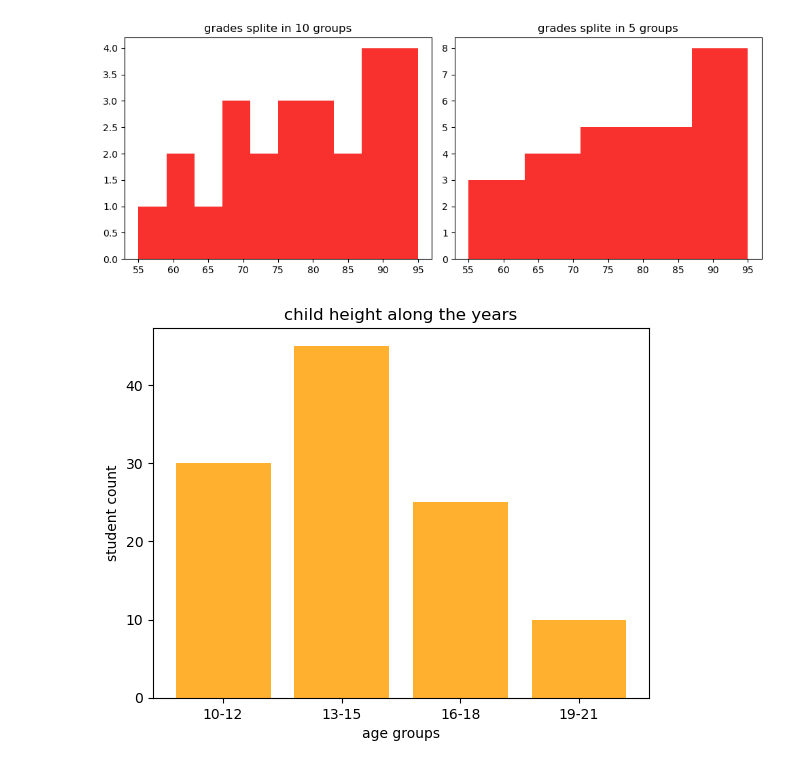
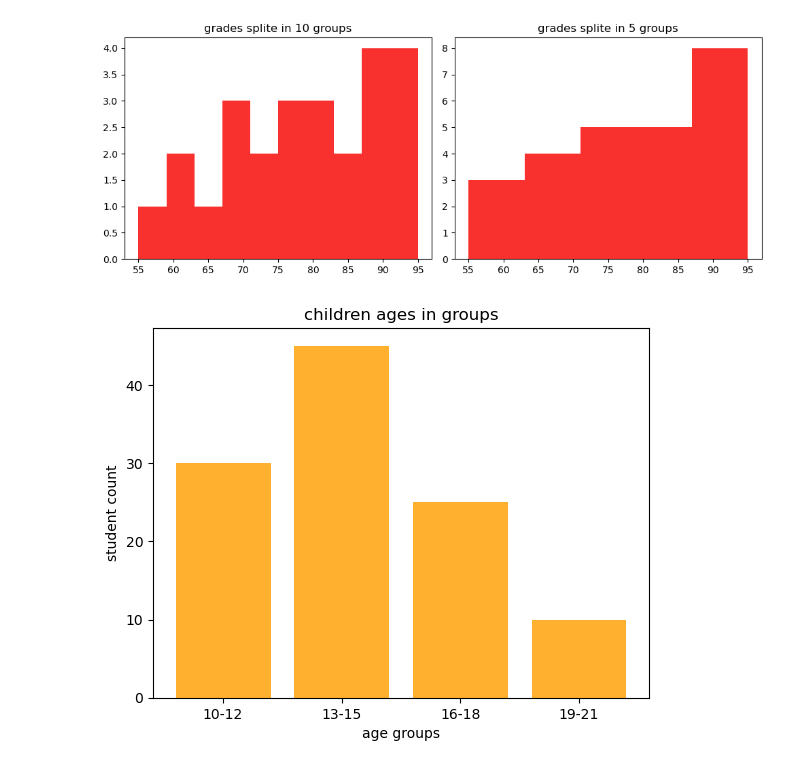
Before and after one commit to ShaniStaretz-ai/dataScience-Matplotlib-Lec11-09-APR-25, a Jupyter notebook: Matplotlib_hw.ipynb, the cells around one changed output. Drawn from its saved outputs; the diff is of its cells as text; code cells hidden in the pictures.

```diff
--- a/Matplotlib_hw.ipynb
+++ b/Matplotlib_hw.ipynb
@@ -47,12 +44,12 @@ plt.show()
 # %%
 age_groups = ['10-12', '13-15', '16-18', '19-21']
 students_count = [30, 45, 25, 10]
 fig, ax = plt.subplots()
 ax.bar(age_groups, students_count, color="#ffb02f")
 ax.set_xticks(age_groups)
-plt.title("child height along the years")
+plt.title("children ages in groups")
 plt.xlabel('age groups')
 plt.ylabel('student count')
 plt.show()
 # %% [output]
-[figure, old version]
+[figure, new version]
```
Also changed, not shown: parts of 4 cells of this notebook.
